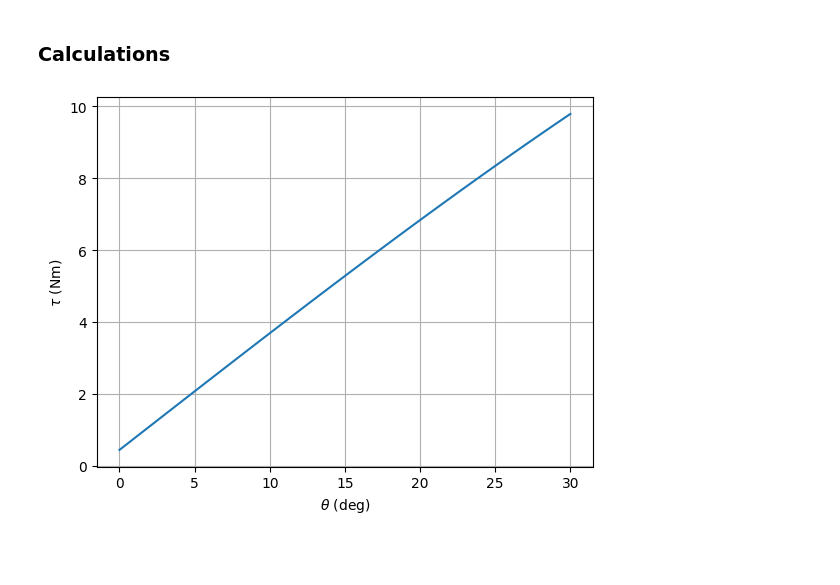
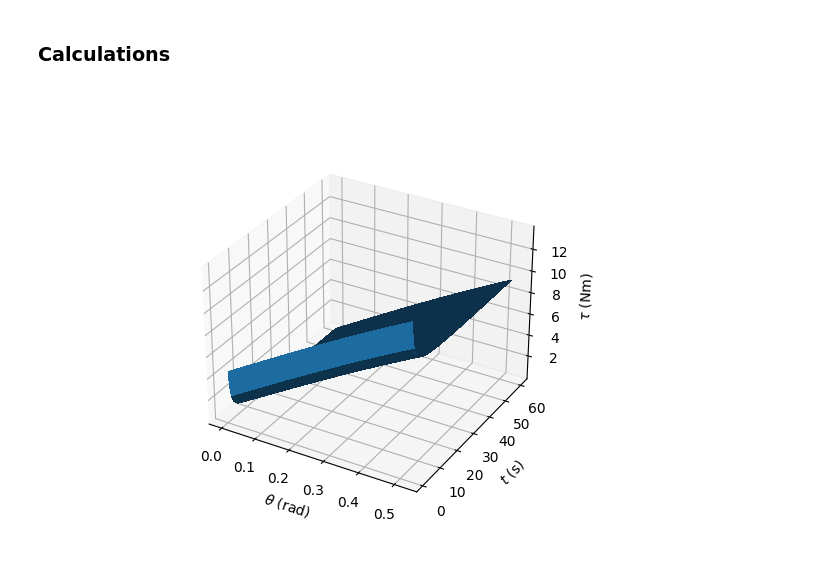
Before and after one commit to cychitivav/pai, a Jupyter notebook: docs/source/notebooks/motor.ipynb, the cells around one changed output. Cells and saved outputs as stored; diff of their text form; code cells hidden in the pictures; blank space fills up the shorter version.

Commit message:
improve plots

```diff
--- a/docs/source/notebooks/motor.ipynb
+++ b/docs/source/notebooks/motor.ipynb
@@ -46,10 +46,12 @@ With these equations, the torque required to move the robot can be calculated in
 # %%
 import numpy as np
 import matplotlib.pyplot as plt
+%matplotlib widget
+
 
 # Parameters
 wc = 160 * 2 * np.pi / 60 # rad/s
-tc = 10 # s
+tc = np.linspace(1, 60, 100) # s
 m = 30 / 2 # kg
 
 # Constants
@@ -61,24 +63,29 @@ mr = 1 # kg
 # %%
 vc = wc * r
 a = vc / tc
 
 I = 0.5 * mr * r**2 + mr * r**2 # Parallel axis theorem
 alpha = a / r
 
 # Theta vector
 theta = np.linspace(0, np.deg2rad(30), 100)
 
-# Torque vector
-tau = m * r * (g*np.sin(theta) + a) + I * alpha
+t, th = np.meshgrid(tc, theta)
+
+a = vc / t
+alpha = a / r
+tau = m * r * (g*np.sin(th) + a) + I * alpha
 
 # Plot
-plt.plot(np.rad2deg(theta), tau)
-plt.xlabel(r'$\theta$ (deg)')
-plt.ylabel(r'$\tau$ (Nm)')
-plt.grid()
+plt.figure()
+ax = plt.axes(projection='3d')
+ax.plot_surface(th, t, tau, linewidth=0, antialiased=False)
+ax.set_xlabel(r'$\theta$ (rad)')
+ax.set_ylabel(r'$t$ (s)')
+ax.set_zlabel(r'$\tau$ (Nm)')
 plt.show()
 # %% [output]
-[figure, old version]
+[figure, new version]
 # %% [markdown]
 ## Maximum step or obstacle
 The maximum step or obstacle that the robot can climb is calculated using the previous equations. Climbing a step is equivalent to climbing a slope, so the equations are the same.
```
Also changed, not shown: parts of 1 cell of this notebook, 1 other file.
